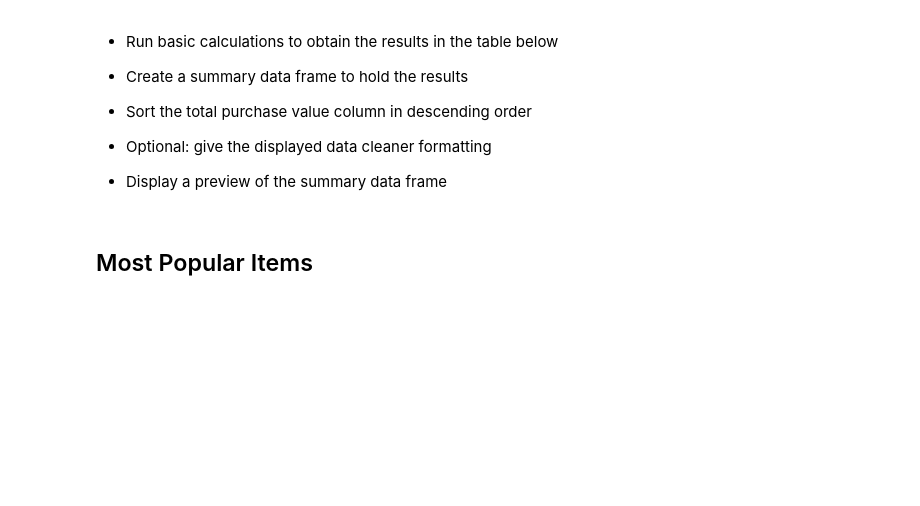
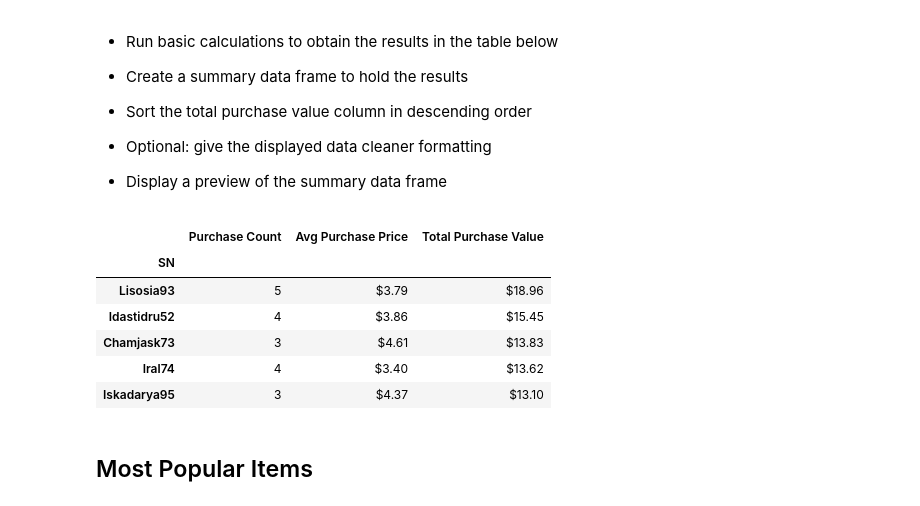
Before and after one commit to jpraasch/pandas-challenge, a Jupyter notebook: HeroesOfPymoli/HeroesOfPymoli_starter.ipynb, the cells around one changed output. Cells and saved outputs as stored; diff of their text form; code cells hidden in the pictures; blank space fills up the shorter version.

```diff
--- a/HeroesOfPymoli/HeroesOfPymoli_starter.ipynb
+++ b/HeroesOfPymoli/HeroesOfPymoli_starter.ipynb
@@ -234,6 +234,33 @@ PAA_DF.sort_index()
 
 
 * Display a preview of the summary data frame
+# %%
+#Grouping by SN
+Top_spender = purchase_data.groupby("SN")
+
+#Finding  Purchase Account, Avg Purchase Price and Total Purchase Value (with Formatting)
+Spender_Count = Top_spender["Purchase ID"].count().round(2)
+APP = Top_spender["Price"].mean().round(2)
+TPV = Top_spender["Price"].sum().round(2)
+
+# Creating the Data Frame
+Top_Spenders_Analysis = pd.DataFrame({"Purchase Count": Spender_Count,
+                               "Avg Purchase Price" : APP,
+                                "Total Purchase Value": TPV})
+
+# Currency/Formatting Added
+T5_Spenders_DataFrame = Top_Spenders_Analysis.sort_values(["Total Purchase Value"], ascending=False).head(5)
+T5_Spenders_DataFrame["Avg Purchase Price"] = T5_Spenders_DataFrame["Avg Purchase Price"].map("${:.2f}".format)
+T5_Spenders_DataFrame["Total Purchase Value"] = T5_Spenders_DataFrame["Total Purchase Value"].map("${:.2f}".format)
+T5_Spenders_DataFrame
+# %% [output]
+|  | Purchase Count | Avg Purchase Price | Total Purchase Value |
+| SN |  |  |  |
+| Lisosia93 | 5 | $3.79 | $18.96 |
+| Idastidru52 | 4 | $3.86 | $15.45 |
+| Chamjask73 | 3 | $4.61 | $13.83 |
+| Iral74 | 4 | $3.40 | $13.62 |
+| Iskadarya95 | 3 | $4.37 | $13.10 |
 # %% [markdown]
 ## Most Popular Items
 # %% [markdown]
```
Also changed, not shown: parts of 2 cells of this notebook.
